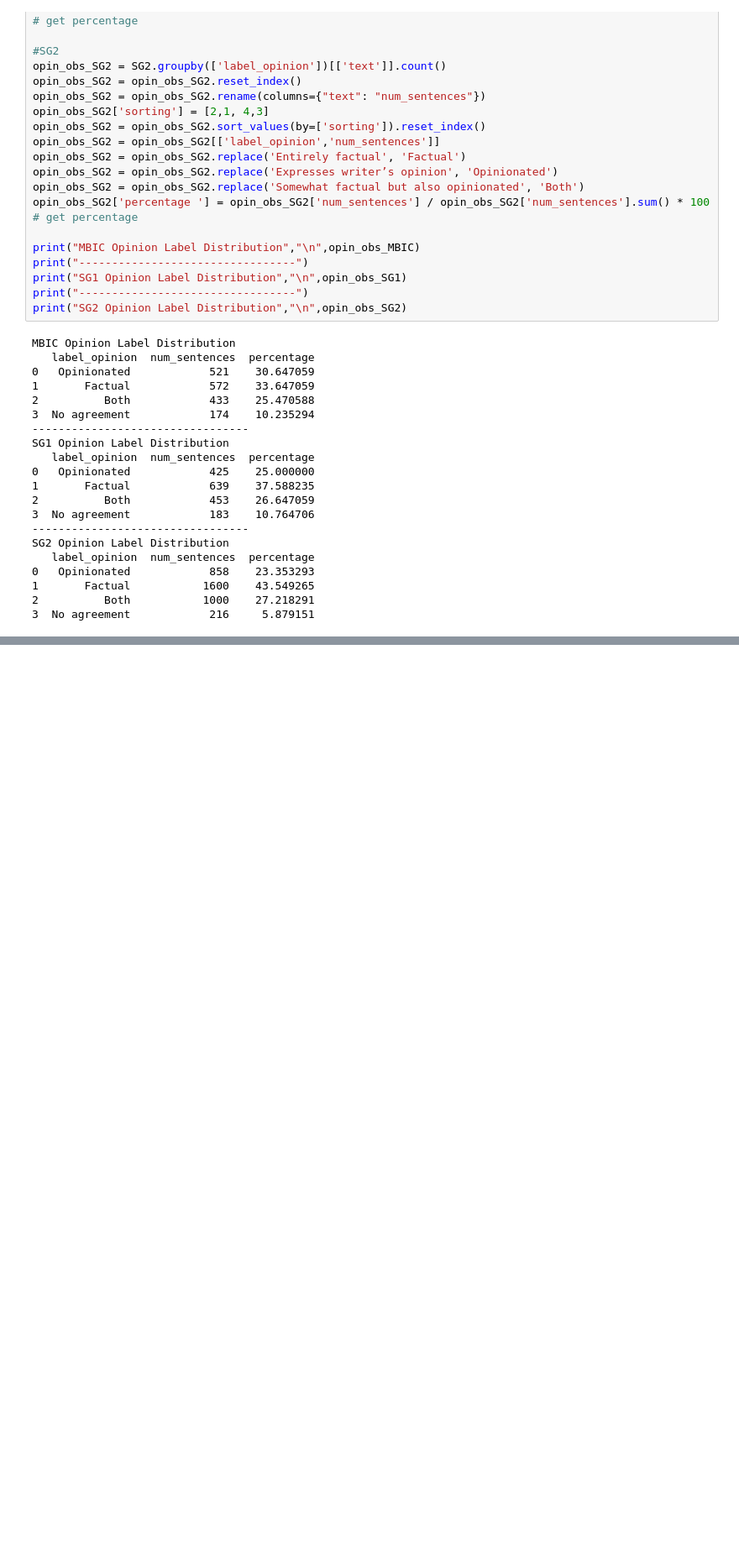
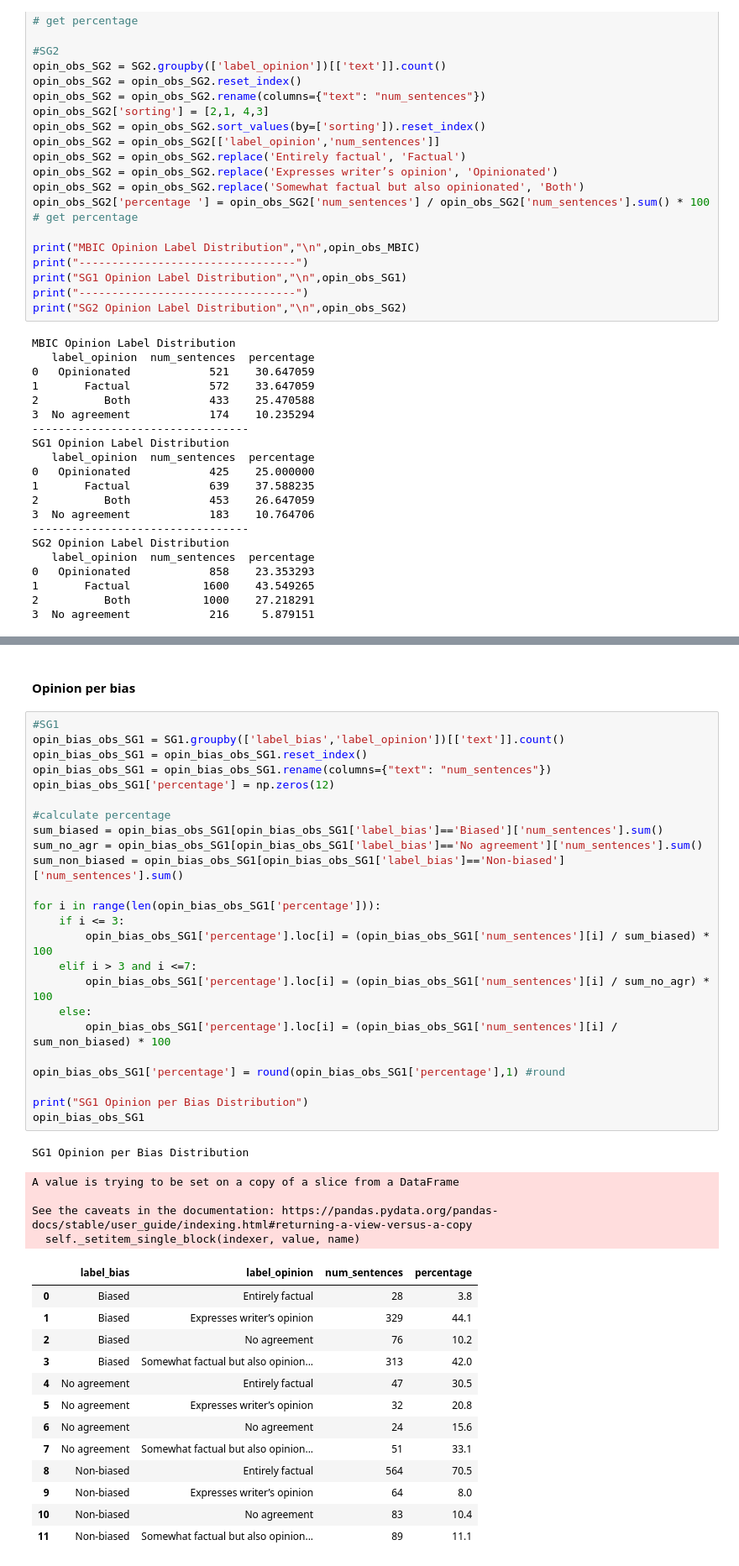
Before and after one commit to Media-Bias-Group/Neural-Media-Bias-Detection-Using-Distant-Supervision-With-BABE, a Jupyter notebook: data_set_evaluation.ipynb, the cells around one changed output, grey strips where cells are left out. Shown at 84% size. Drawn from its saved outputs; the diff is of its cells as text; blank space fills up the shorter version.

```diff
--- a/data_set_evaluation.ipynb
+++ b/data_set_evaluation.ipynb
@@ -254,0 +362,45 @@ SG2 Opinion Label Distribution
+# %% [markdown]
+####  Opinion per bias
+# %%
+#SG1
+opin_bias_obs_SG1 = SG1.groupby(['label_bias','label_opinion'])[['text']].count()
+opin_bias_obs_SG1 = opin_bias_obs_SG1.reset_index()
+opin_bias_obs_SG1 = opin_bias_obs_SG1.rename(columns={"text": "num_sentences"})
+opin_bias_obs_SG1['percentage'] = np.zeros(12)
+
+#calculate percentage
+sum_biased = opin_bias_obs_SG1[opin_bias_obs_SG1['label_bias']=='Biased']['num_sentences'].sum()
+sum_no_agr = opin_bias_obs_SG1[opin_bias_obs_SG1['label_bias']=='No agreement']['num_sentences'].sum()
+sum_non_biased = opin_bias_obs_SG1[opin_bias_obs_SG1['label_bias']=='Non-biased']['num_sentences'].sum()
+
+for i in range(len(opin_bias_obs_SG1['percentage'])):
+    if i <= 3:
+        opin_bias_obs_SG1['percentage'].loc[i] = (opin_bias_obs_SG1['num_sentences'][i] / sum_biased) * 100
+    elif i > 3 and i <=7:
+        opin_bias_obs_SG1['percentage'].loc[i] = (opin_bias_obs_SG1['num_sentences'][i] / sum_no_agr) * 100
+    else:
+        opin_bias_obs_SG1['percentage'].loc[i] = (opin_bias_obs_SG1['num_sentences'][i] / sum_non_biased) * 100
+
+opin_bias_obs_SG1['percentage'] = round(opin_bias_obs_SG1['percentage'],1) #round
+
+print("SG1 Opinion per Bias Distribution")
+opin_bias_obs_SG1
+# %% [output]
+SG1 Opinion per Bias Distribution
+A value is trying to be set on a copy of a slice from a DataFrame
+
+See the caveats in the documentation: https://pandas.pydata.org/pandas-docs/stable/user_guide/indexing.html#returning-a-view-versus-a-copy
+  self._setitem_single_block(indexer, value, name)
+|  | label_bias | label_opinion | num_sentences | percentage |
+| 0 | Biased | Entirely factual | 28 | 3.8 |
+| 1 | Biased | Expresses writer’s opinion | 329 | 44.1 |
+| 2 | Biased | No agreement | 76 | 10.2 |
+| 3 | Biased | Somewhat factual but also opinion... | 313 | 42.0 |
+| 4 | No agreement | Entirely factual | 47 | 30.5 |
+| 5 | No agreement | Expresses writer’s opinion | 32 | 20.8 |
+| 6 | No agreement | No agreement | 24 | 15.6 |
+| 7 | No agreement | Somewhat factual but also opinion... | 51 | 33.1 |
+| 8 | Non-biased | Entirely factual | 564 | 70.5 |
+| 9 | Non-biased | Expresses writer’s opinion | 64 | 8.0 |
+| 10 | Non-biased | No agreement | 83 | 10.4 |
+| 11 | Non-biased | Somewhat factual but also opinion... | 89 | 11.1 |
```
Also changed, not shown: parts of 16 cells of this notebook.
